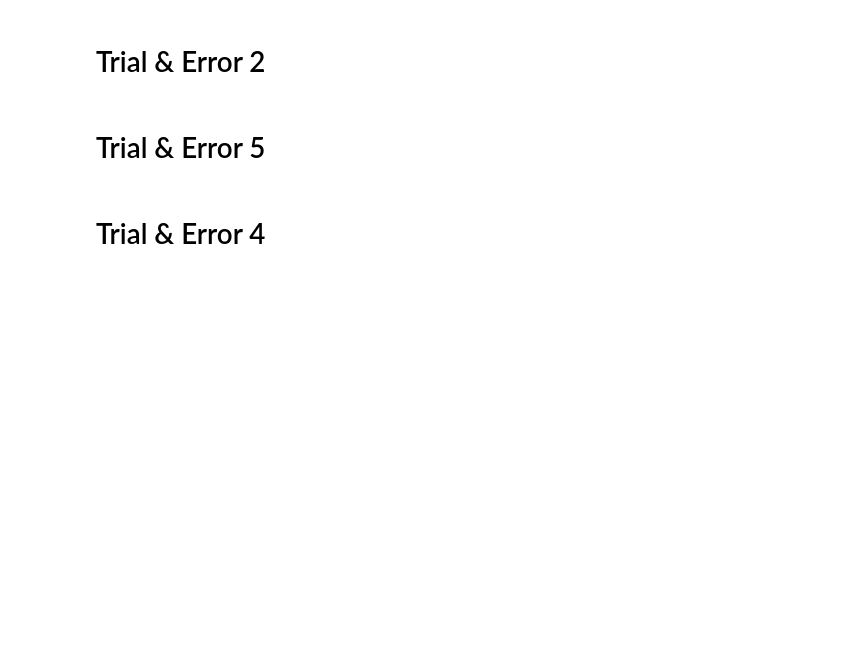
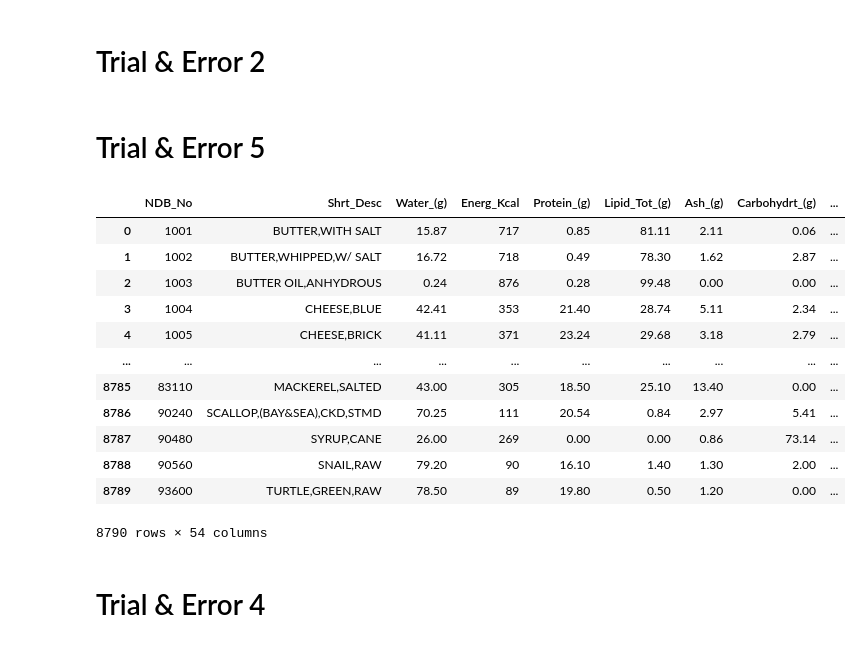
Before and after one commit to nutzbee/Collab-Tests, a Jupyter notebook: Food_Clustering.ipynb, the cells around one changed output. Drawn from its saved outputs; the diff is of its cells as text; code cells hidden in the pictures; blank space fills up the shorter version.

```diff
--- a/Food_Clustering.ipynb
+++ b/Food_Clustering.ipynb
@@ -781,3 +926,19 @@ pickle.dump(example_class, open('example.pkl','wb'))
+# %%
+pickle.load(open('clustered_food.pkl', 'rb'))
+# %% [output]
+|  | NDB_No | Shrt_Desc | Water_(g) | Energ_Kcal | Protein_(g) | Lipid_Tot_(g) | Ash_(g) | Carbohydrt_(g) | ... |
+| 0 | 1001 | BUTTER,WITH SALT | 15.87 | 717 | 0.85 | 81.11 | 2.11 | 0.06 | ... |
+| 1 | 1002 | BUTTER,WHIPPED,W/ SALT | 16.72 | 718 | 0.49 | 78.30 | 1.62 | 2.87 | ... |
+| 2 | 1003 | BUTTER OIL,ANHYDROUS | 0.24 | 876 | 0.28 | 99.48 | 0.00 | 0.00 | ... |
+| 3 | 1004 | CHEESE,BLUE | 42.41 | 353 | 21.40 | 28.74 | 5.11 | 2.34 | ... |
+| 4 | 1005 | CHEESE,BRICK | 41.11 | 371 | 23.24 | 29.68 | 3.18 | 2.79 | ... |
+| ... | ... | ... | ... | ... | ... | ... | ... | ... | ... |
+| 8785 | 83110 | MACKEREL,SALTED | 43.00 | 305 | 18.50 | 25.10 | 13.40 | 0.00 | ... |
+| 8786 | 90240 | SCALLOP,(BAY&SEA),CKD,STMD | 70.25 | 111 | 20.54 | 0.84 | 2.97 | 5.41 | ... |
+| 8787 | 90480 | SYRUP,CANE | 26.00 | 269 | 0.00 | 0.00 | 0.86 | 73.14 | ... |
+| 8788 | 90560 | SNAIL,RAW | 79.20 | 90 | 16.10 | 1.40 | 1.30 | 2.00 | ... |
+| 8789 | 93600 | TURTLE,GREEN,RAW | 78.50 | 89 | 19.80 | 0.50 | 1.20 | 0.00 | ... |
+8790 rows × 54 columns
 # %%
 #print(example_df.tail())
 #print(example_df.shape)
```
Also changed, not shown: parts of 18 cells of this notebook, 5 other files.
